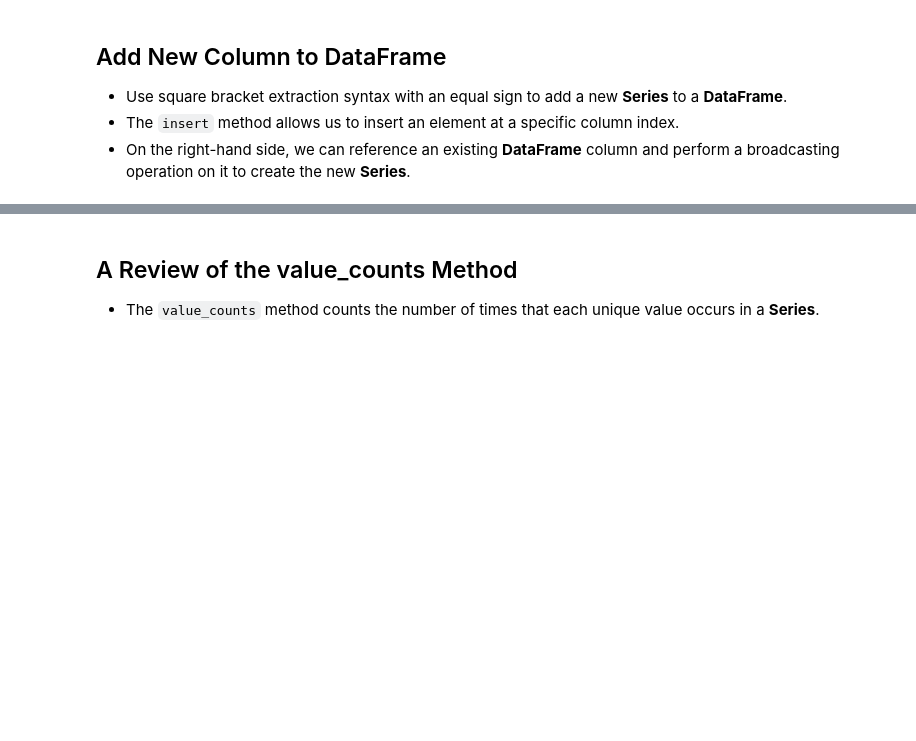
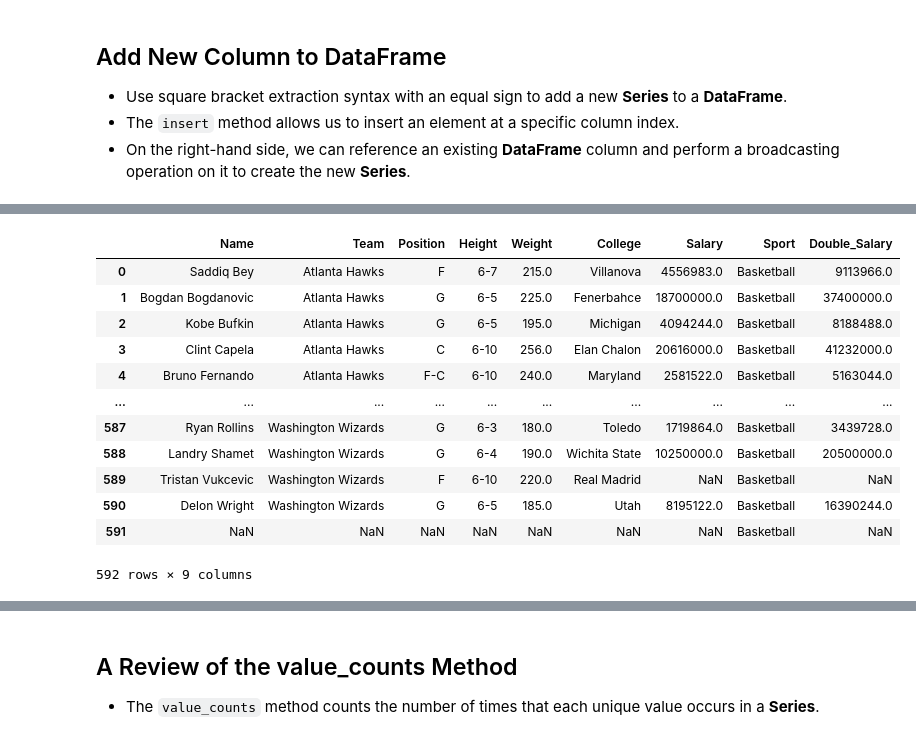
Before and after one commit to scandela777/Pandas_Course, a Jupyter notebook: Udemy - Data Analysis with Pandas and Python/pandas/Incomplete/04 - DataFrames I - Introduction.ipynb, the cells around one changed output, grey strips where cells are left out. Drawn from its saved outputs; the diff is of its cells as text; code cells hidden in the pictures; blank space fills up the shorter version.

```diff
--- a/Udemy - Data Analysis with Pandas and Python/pandas/Incomplete/04 - DataFrames I - Introduction.ipynb
+++ b/Udemy - Data Analysis with Pandas and Python/pandas/Incomplete/04 - DataFrames I - Introduction.ipynb
@@ -104,0 +328,16 @@ Name: Price, Length: 4793, dtype: float64
+# %%
+nba
+# %% [output]
+|  | Name | Team | Position | Height | Weight | College | Salary | Sport | Double_Salary |
+| 0 | Saddiq Bey | Atlanta Hawks | F | 6-7 | 215.0 | Villanova | 4556983.0 | Basketball | 9113966.0 |
+| 1 | Bogdan Bogdanovic | Atlanta Hawks | G | 6-5 | 225.0 | Fenerbahce | 18700000.0 | Basketball | 37400000.0 |
+| 2 | Kobe Bufkin | Atlanta Hawks | G | 6-5 | 195.0 | Michigan | 4094244.0 | Basketball | 8188488.0 |
+| 3 | Clint Capela | Atlanta Hawks | C | 6-10 | 256.0 | Elan Chalon | 20616000.0 | Basketball | 41232000.0 |
+| 4 | Bruno Fernando | Atlanta Hawks | F-C | 6-10 | 240.0 | Maryland | 2581522.0 | Basketball | 5163044.0 |
+| ... | ... | ... | ... | ... | ... | ... | ... | ... | ... |
+| 587 | Ryan Rollins | Washington Wizards | G | 6-3 | 180.0 | Toledo | 1719864.0 | Basketball | 3439728.0 |
+| 588 | Landry Shamet | Washington Wizards | G | 6-4 | 190.0 | Wichita State | 10250000.0 | Basketball | 20500000.0 |
+| 589 | Tristan Vukcevic | Washington Wizards | F | 6-10 | 220.0 | Real Madrid | NaN | Basketball | NaN |
+| 590 | Delon Wright | Washington Wizards | G | 6-5 | 185.0 | Utah | 8195122.0 | Basketball | 16390244.0 |
+| 591 | NaN | NaN | NaN | NaN | NaN | NaN | NaN | Basketball | NaN |
+592 rows × 9 columns
```
Also changed, not shown: parts of 32 cells of this notebook.
